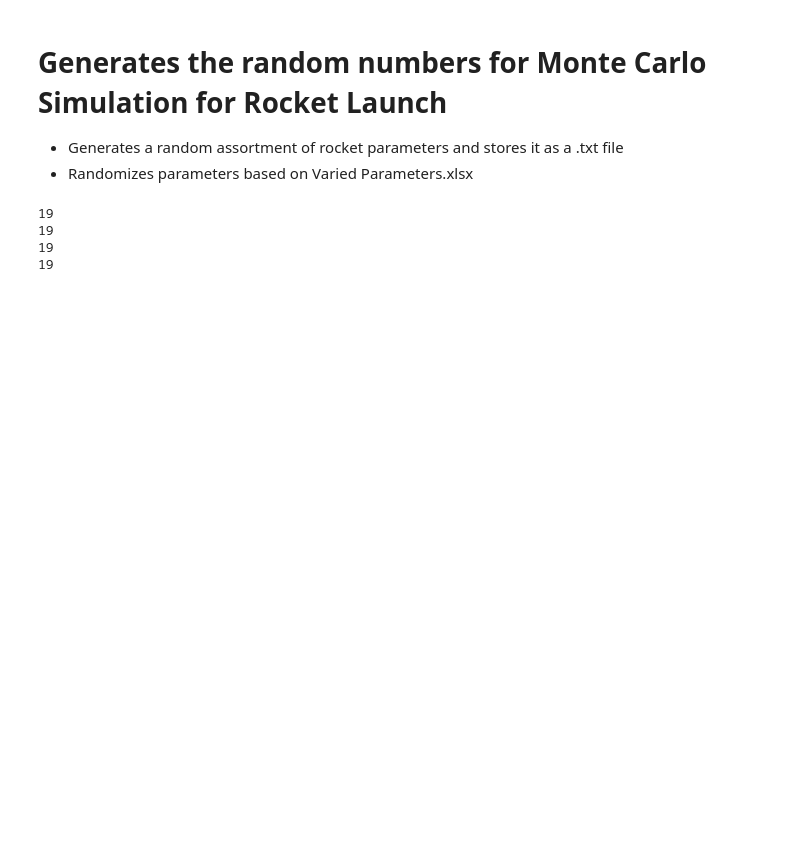
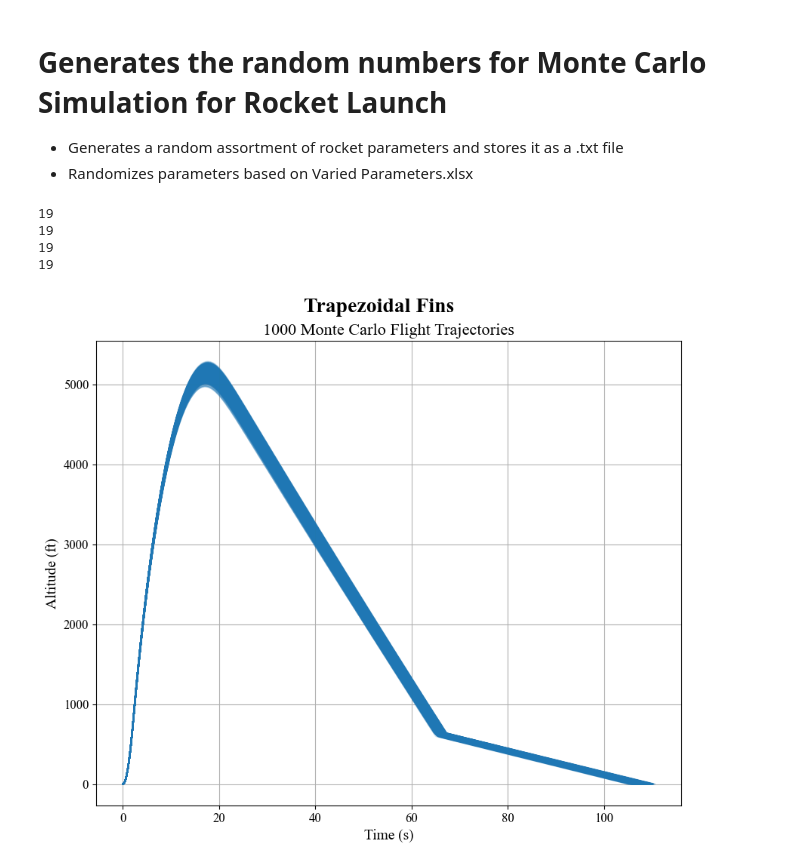
Before and after one commit to saividyud/NASA_25-26_Rocket_Simulations, a Jupyter notebook: Fin Testing/monte_carlo_generator.ipynb, the cells around one changed output. Saved outputs shown, nothing was run; the diff lists cells and outputs as text; code cells hidden in the pictures; blank space fills up the shorter version.

```diff
--- a/Fin Testing/monte_carlo_generator.ipynb
+++ b/Fin Testing/monte_carlo_generator.ipynb
@@ -105,9 +137,9 @@ print(len(varied_parameter_values))
 19
 19
 # %%
-samples = 100
+samples = 1000
 
-wind_speed = 0 # mph
+wind_speed = 5 # mph
 fin_shape = 'Trapezoidal'
 launch_rod_direction = 0 # degrees
 
@@ -143,3 +175,19 @@ with open('monte_carlo_parameters.csv', mode='w', newline='') as file:
             row.append(value)
 
         writer.writerow(row)
+# %%
+def unpickler(path):
+    with open(path, 'rb') as file:
+        return pkl.load(file)
+# %%
+trap_data = unpickler('./trap_monte_carlo_data.pkl')
+trap_events = unpickler('./trap_monte_carlo_events.pkl')
+
+ellip_data = unpickler('./ellip_monte_carlo_data.pkl')
+ellip_events = unpickler('./ellip_monte_carlo_events.pkl')
+
+swept_data = unpickler('./swept_monte_carlo_data.pkl')
+swept_events = unpickler('./swept_monte_carlo_events.pkl')
+
+tapswept_data = unpickler('./tapswept_monte_carlo_data.pkl')
+tapswept_events = unpickler('./tapswept_monte_carlo_events.pkl')
@@ -145,0 +270,20 @@ with open('monte_carlo_parameters.csv', mode='w', newline='') as file:
+# %%
+fig = plt.figure()
+ax = fig.add_subplot()
+
+fig.suptitle('Trapezoidal Fins', y=0.95)
+
+for i, (sim, event) in enumerate(zip(trap_data, trap_events)):
+    if i == 0:
+        ax.plot(sim[orl.FlightDataType.TYPE_TIME], sim[orl.FlightDataType.TYPE_ALTITUDE] * 3.28084, color='tab:blue', label='Trapezoidal Fin', alpha=0.2) # Convert to feet
+    else:
+        ax.plot(sim[orl.FlightDataType.TYPE_TIME], sim[orl.FlightDataType.TYPE_ALTITUDE] * 3.28084, color='tab:blue', alpha=0.2) # Convert to feet
+
+ax.grid()
+ax.set_title(f'{samples} Monte Carlo Flight Trajectories')
+ax.set_xlabel('Time (s)')
+ax.set_ylabel('Altitude (ft)')
+
+plt.show()
+# %% [output]
+[figure, added]
```
Also changed, not shown: parts of 21 cells of this notebook, 19 other files.
